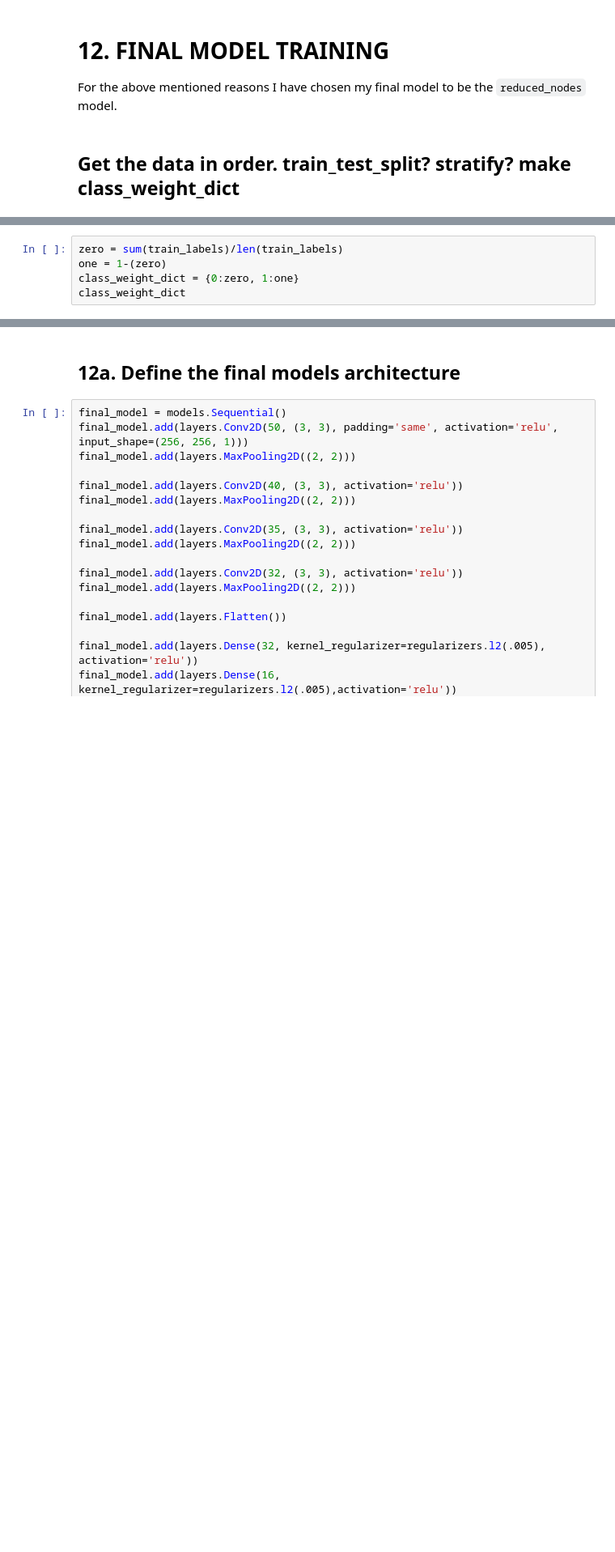
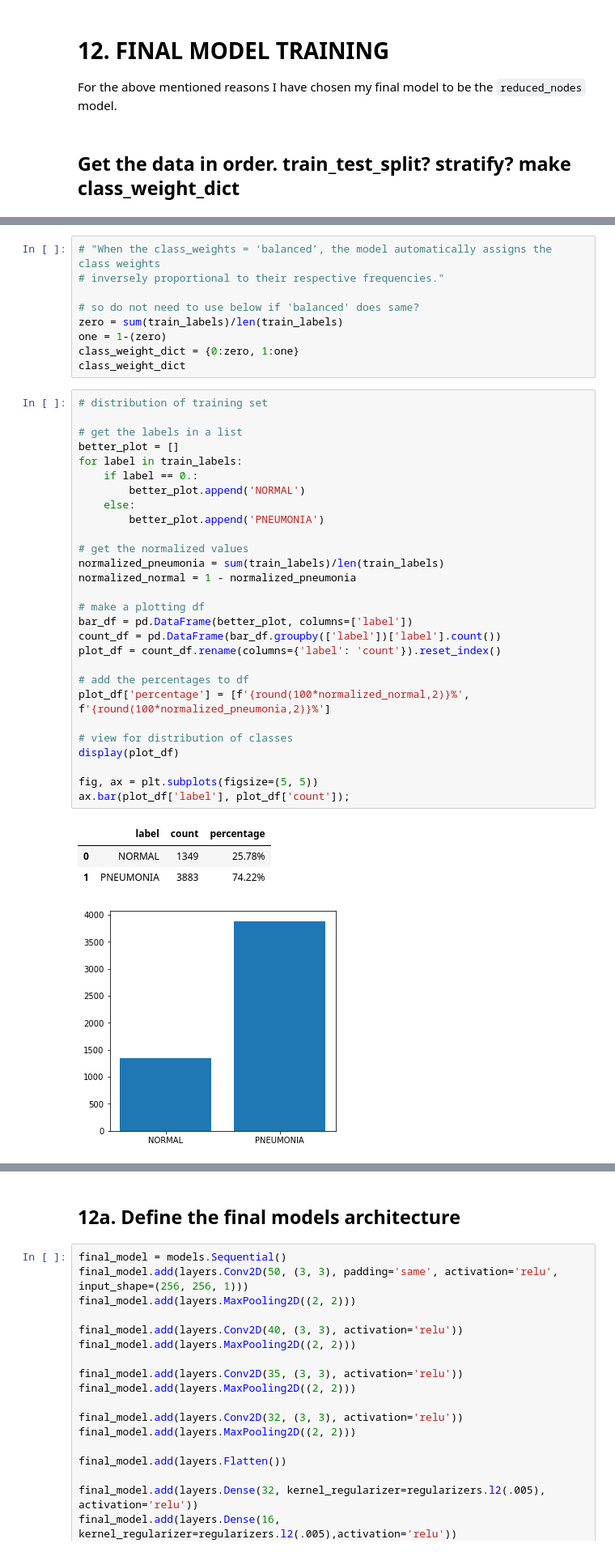
Before and after one commit to AgathaZareth/Pneumonia-Detection-with-CNN, a Jupyter notebook: notebook.ipynb, the cells around one changed output, grey strips where cells are left out. Shown at 81% size. Cells and saved outputs as stored; diff of their text form; blank space fills up the shorter version.

Commit message:
outlined preprocessing for final model

```diff
--- a/notebook.ipynb
+++ b/notebook.ipynb
@@ -1379,5 +1390,42 @@ For the above mentioned reasons I have chosen my final model to be the `reduced_
 # %%
+# "When the class_weights = ‘balanced’, the model automatically assigns the class weights
+# inversely proportional to their respective frequencies."
+
+# so do not need to use below if 'balanced' does same?
 zero = sum(train_labels)/len(train_labels)
 one = 1-(zero)
 class_weight_dict = {0:zero, 1:one}
 class_weight_dict
+# %%
+# distribution of training set
+
+# get the labels in a list
+better_plot = []
+for label in train_labels:
+    if label == 0.:
+        better_plot.append('NORMAL')
+    else:
+        better_plot.append('PNEUMONIA')
+
+# get the normalized values
+normalized_pneumonia = sum(train_labels)/len(train_labels)
+normalized_normal = 1 - normalized_pneumonia
+
+# make a plotting df
+bar_df = pd.DataFrame(better_plot, columns=['label'])
+count_df = pd.DataFrame(bar_df.groupby(['label'])['label'].count())
+plot_df = count_df.rename(columns={'label': 'count'}).reset_index()
+
+# add the percentages to df
+plot_df['percentage'] = [f'{round(100*normalized_normal,2)}%', f'{round(100*normalized_pneumonia,2)}%']
+
+# view for distribution of classes
+display(plot_df)
+
+fig, ax = plt.subplots(figsize=(5, 5))
+ax.bar(plot_df['label'], plot_df['count']);
+# %% [output]
+|  | label | count | percentage |
+| 0 | NORMAL | 1349 | 25.78% |
+| 1 | PNEUMONIA | 3883 | 74.22% |
+[figure, added]
```
Also changed, not shown: parts of 4 cells of this notebook.
